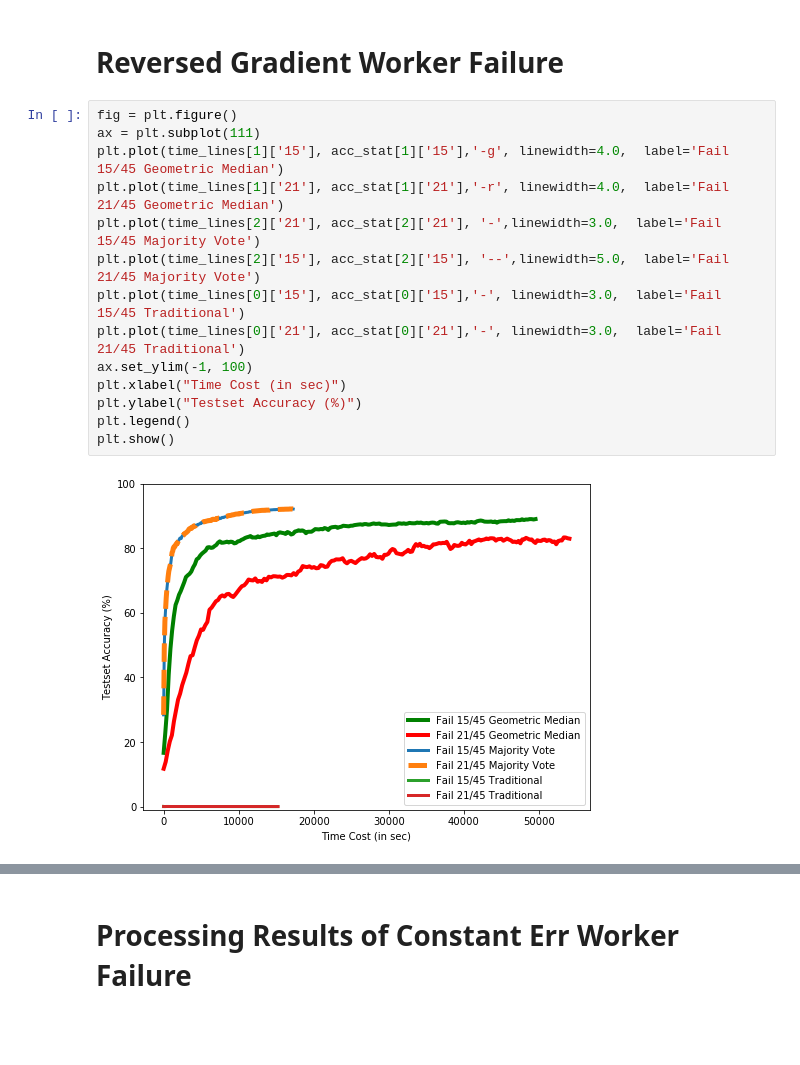
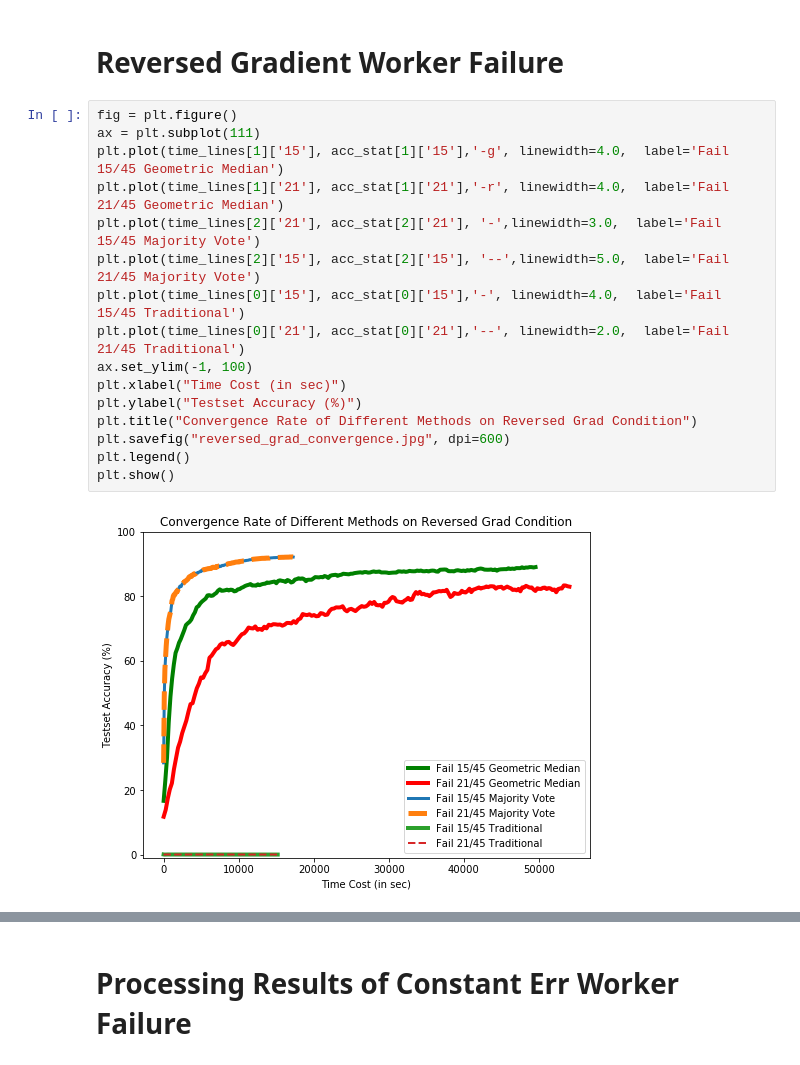
Before and after one commit to hwang595/Draco, a Jupyter notebook: analysis/Full_Initial_Experiment.ipynb, the cells around one changed output, grey strips where cells are left out. Cells and saved outputs as stored; diff of their text form; blank space fills up the shorter version.

```diff
--- a/analysis/Full_Initial_Experiment.ipynb
+++ b/analysis/Full_Initial_Experiment.ipynb
@@ -216,16 +247,18 @@ for t, dict_pairs in enumerate(stats):
 # %%
 fig = plt.figure()
 ax = plt.subplot(111)
 plt.plot(time_lines[1]['15'], acc_stat[1]['15'],'-g', linewidth=4.0,  label='Fail 15/45 Geometric Median')
 plt.plot(time_lines[1]['21'], acc_stat[1]['21'],'-r', linewidth=4.0,  label='Fail 21/45 Geometric Median')
 plt.plot(time_lines[2]['21'], acc_stat[2]['21'], '-',linewidth=3.0,  label='Fail 15/45 Majority Vote')
 plt.plot(time_lines[2]['15'], acc_stat[2]['15'], '--',linewidth=5.0,  label='Fail 21/45 Majority Vote')
-plt.plot(time_lines[0]['15'], acc_stat[0]['15'],'-', linewidth=3.0,  label='Fail 15/45 Traditional')
-plt.plot(time_lines[0]['21'], acc_stat[0]['21'],'-', linewidth=3.0,  label='Fail 21/45 Traditional')
+plt.plot(time_lines[0]['15'], acc_stat[0]['15'],'-', linewidth=4.0,  label='Fail 15/45 Traditional')
+plt.plot(time_lines[0]['21'], acc_stat[0]['21'],'--', linewidth=2.0,  label='Fail 21/45 Traditional')
 ax.set_ylim(-1, 100)
 plt.xlabel("Time Cost (in sec)")
 plt.ylabel("Testset Accuracy (%)")
+plt.title("Convergence Rate of Different Methods on Reversed Grad Condition")
+plt.savefig("reversed_grad_convergence.jpg", dpi=600)
 plt.legend()
 plt.show()
 # %% [output]
-[figure, old version]
+[figure, new version]
```
Also changed, not shown: parts of 13 cells of this notebook.
